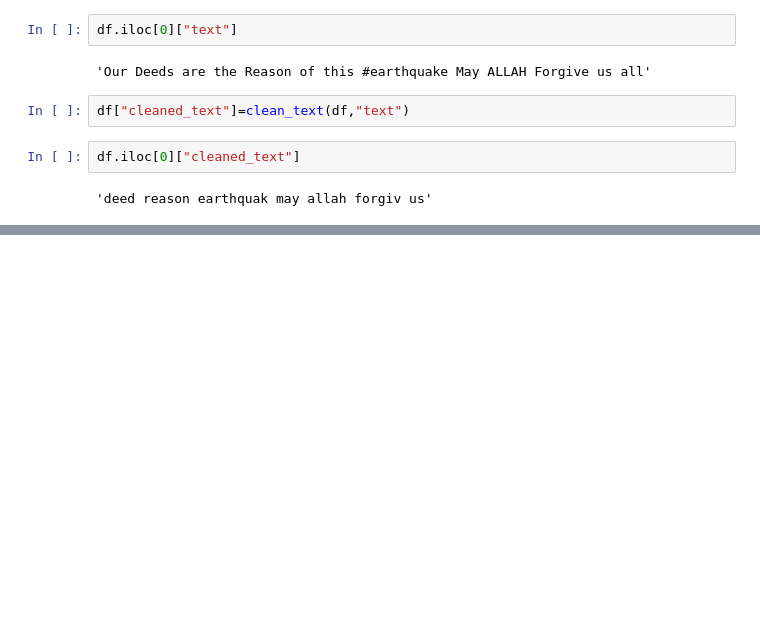
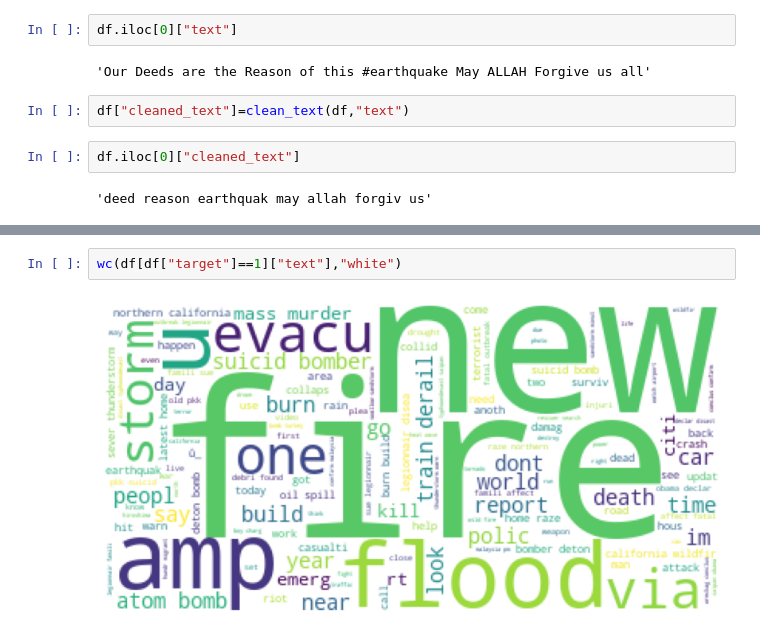
Before and after one commit to marshanabilah/disaster-tweets, a Jupyter notebook: nlp.ipynb, the cells around one changed output, grey strips where cells are left out. Cells and saved outputs as stored; diff of their text form; blank space fills up the shorter version.

```diff
--- a/nlp.ipynb
+++ b/nlp.ipynb
@@ -127,0 +144,4 @@ df.iloc[0]["cleaned_text"]
+# %%
+wc(df[df["target"]==1]["text"],"white")
+# %% [output]
+[figure, added]
```
Also changed, not shown: parts of 23 cells of this notebook, 3 other files.
